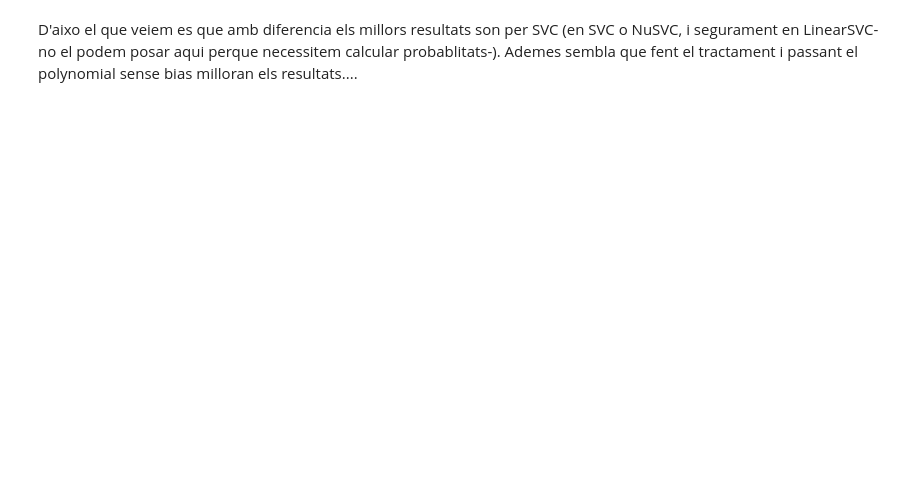
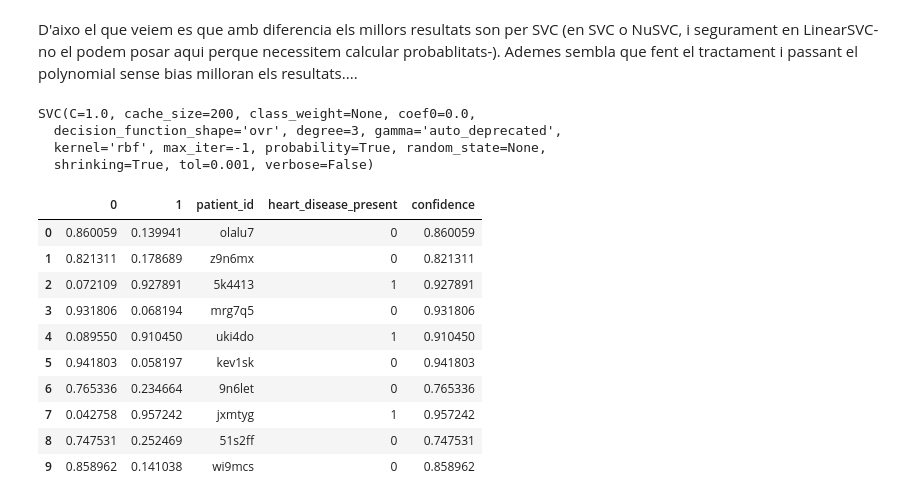
Before and after one commit to PCerralbo/Driven_Heart_Disease, a Jupyter notebook: Data_Visualization_P.ipynb, the cells around one changed output. Cells and saved outputs as stored; diff of their text form; code cells hidden in the pictures; blank space fills up the shorter version.

```diff
--- a/Data_Visualization_P.ipynb
+++ b/Data_Visualization_P.ipynb
@@ -760,2 +720,50 @@ plt.show()
 # %% [markdown]
 D'aixo el que veiem es que amb diferencia els millors resultats son per SVC (en SVC o NuSVC, i segurament en LinearSVC-no el podem posar aqui perque necessitem calcular probablitats-). Ademes sembla que fent el tractament i passant el polynomial sense bias milloran els resultats....
+# %%
+clf = SVC(probability=True)
+clf.fit(X2_train, y_train)
+# %% [output]
+SVC(C=1.0, cache_size=200, class_weight=None, coef0=0.0,
+  decision_function_shape='ovr', degree=3, gamma='auto_deprecated',
+  kernel='rbf', max_iter=-1, probability=True, random_state=None,
+  shrinking=True, tol=0.001, verbose=False)
+# %%
+
+del df__Heart_test['heart_disease_present']
+del df__Heart_test['patient_id']
+
+X_test=array(df__Heart_test)
+# %%
+targets = train_labels_df['heart_disease_present'].unique()
+# %%
+X2_test = preproc.PolynomialFeatures(include_bias=False).fit_transform(X_test)
+
+predictions = pd.DataFrame()
+
+# Make predictions from the fold as probabilities
+probabilites = clf.predict_proba(X2_test)
+
+# Record each prediction for each class as a separate column
+for j in range(len(targets)):
+    predictions[j] = probabilites[:,j]
+
+# Add needed information for predictions
+predictions['patient_id'] = test_ids
+
+# Find the class and associated probability
+predictions['heart_disease_present'] = predictions[targets].idxmax(axis = 1)
+predictions['confidence'] = predictions[targets].max(axis = 1)
+# %%
+predictions.head(10)
+# %% [output]
+|  | 0 | 1 | patient_id | heart_disease_present | confidence |
+| 0 | 0.860059 | 0.139941 | olalu7 | 0 | 0.860059 |
+| 1 | 0.821311 | 0.178689 | z9n6mx | 0 | 0.821311 |
+| 2 | 0.072109 | 0.927891 | 5k4413 | 1 | 0.927891 |
+| 3 | 0.931806 | 0.068194 | mrg7q5 | 0 | 0.931806 |
+| 4 | 0.089550 | 0.910450 | uki4do | 1 | 0.910450 |
+| 5 | 0.941803 | 0.058197 | kev1sk | 0 | 0.941803 |
+| 6 | 0.765336 | 0.234664 | 9n6let | 0 | 0.765336 |
+| 7 | 0.042758 | 0.957242 | jxmtyg | 1 | 0.957242 |
+| 8 | 0.747531 | 0.252469 | 51s2ff | 0 | 0.747531 |
+| 9 | 0.858962 | 0.141038 | wi9mcs | 0 | 0.858962 |
```
Also changed, not shown: parts of 14 cells of this notebook.
